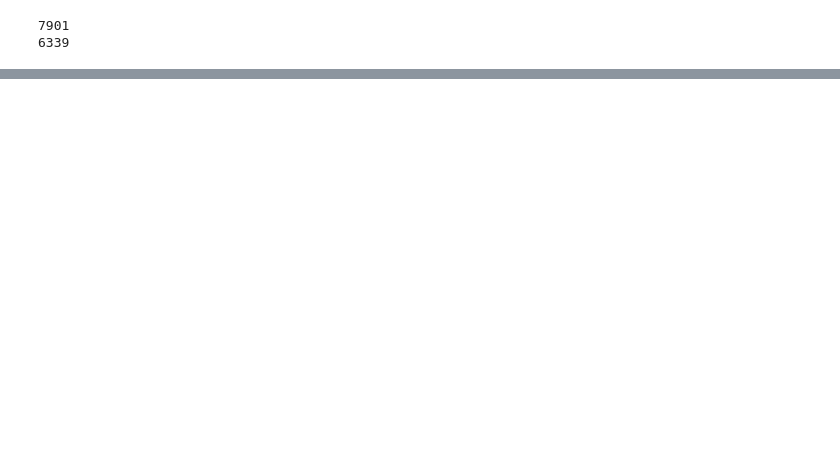
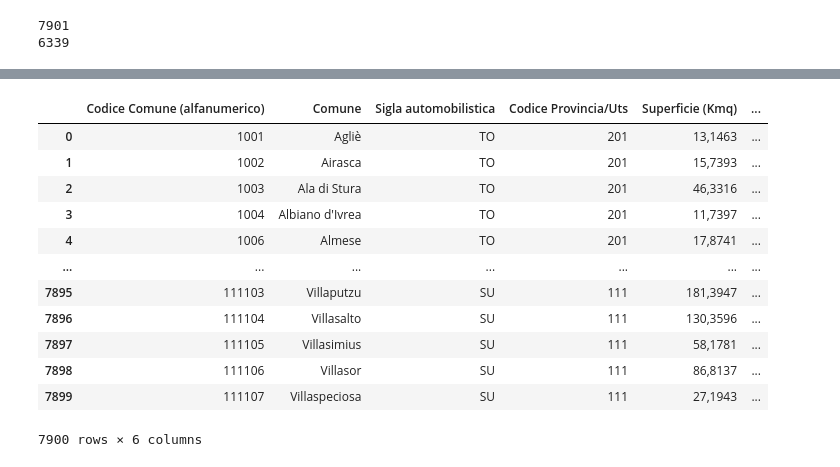
Before and after one commit to LordVessio/boolean-istat-traffic-analysis, a Jupyter notebook: Final Project Nicola Vessio.ipynb, the cells around one changed output, grey strips where cells are left out. Drawn from its saved outputs; the diff is of its cells as text; code cells hidden in the pictures; blank space fills up the shorter version.

```diff
--- a/Final Project Nicola Vessio.ipynb
+++ b/Final Project Nicola Vessio.ipynb
@@ -300,0 +439,7 @@ df = df[df['TIME_PERIOD'] != 2024]
+# %%
+pop_2023 = pd.read_csv('Comuni - Dimensione Data Indagine 31-12-2023.csv', sep=';')
+pop_2023
+
+# carico i due csv di SITUAS, popolazione 2001 e 2023. uso sep=';' perché
+# questi file, a differenza di istat_raw.csv, usano il punto e virgola
+# come separatore invece della virgola
@@ -300,0 +489,18 @@ df = df[df['TIME_PERIOD'] != 2024]
+# %%
+pop_2023
+
+# ho verificato il salvataggio corretto dei cambiamenti delle colonne
+# %% [output]
+|  | Codice Comune (alfanumerico) | Comune | Sigla automobilistica | Codice Provincia/Uts | Superficie (Kmq) | ... |
+| 0 | 1001 | Agliè | TO | 201 | 13,1463 | ... |
+| 1 | 1002 | Airasca | TO | 201 | 15,7393 | ... |
+| 2 | 1003 | Ala di Stura | TO | 201 | 46,3316 | ... |
+| 3 | 1004 | Albiano d'Ivrea | TO | 201 | 11,7397 | ... |
+| 4 | 1006 | Almese | TO | 201 | 17,8741 | ... |
+| ... | ... | ... | ... | ... | ... | ... |
+| 7895 | 111103 | Villaputzu | SU | 111 | 181,3947 | ... |
+| 7896 | 111104 | Villasalto | SU | 111 | 130,3596 | ... |
+| 7897 | 111105 | Villasimius | SU | 111 | 58,1781 | ... |
+| 7898 | 111106 | Villasor | SU | 111 | 86,8137 | ... |
+| 7899 | 111107 | Villaspeciosa | SU | 111 | 27,1943 | ... |
+7900 rows × 6 columns
```
Also changed, not shown: parts of 24 cells of this notebook, 2 other files.
